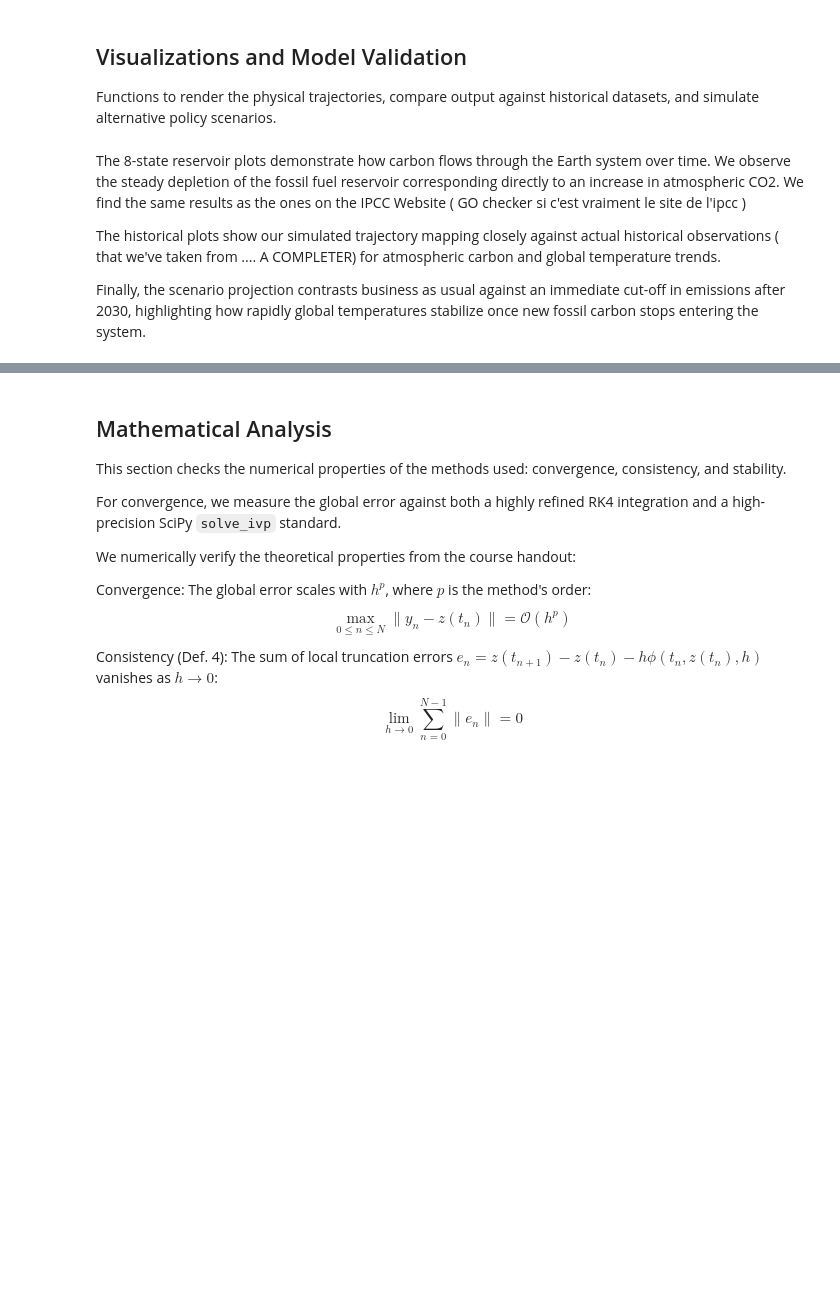
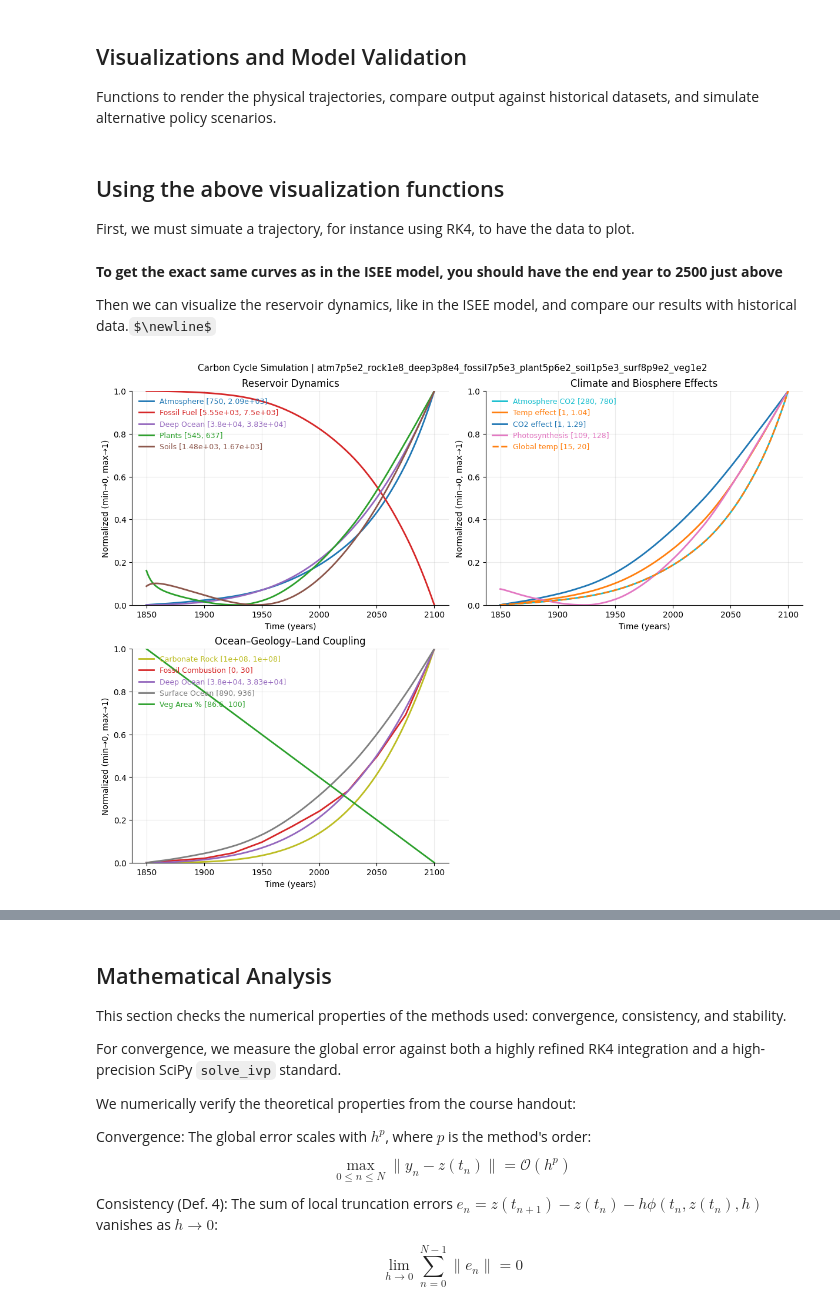
Before and after one commit to carlmonnaert/Carbon-Project, a Jupyter notebook: carbone_notebook.ipynb, the cells around one changed output, grey strips where cells are left out. Cells and saved outputs as stored; diff of their text form; code cells hidden in the pictures; some formulas as TeX source; blank space fills up the shorter version.

```diff
--- a/carbone_notebook.ipynb
+++ b/carbone_notebook.ipynb
@@ -131,15 +147,29 @@ _FF_DATA = np.array([
 ])
 
 def FossilFuelsCombustion(t):
+    if t >= _FF_DATA[-1, 0]:
+        bau_flux = _FF_DATA[-1, 1]
+    else:
+        i = np.searchsorted(_FF_DATA[:, 0], t, side='right') - 1
+        i = max(i, 0)
+        t0, f0 = _FF_DATA[i]
+        t1, f1 = _FF_DATA[i + 1]
+        bau_flux = f0 + (t - t0) / (t1 - t0) * (f1 - f0)
+
     if SCENARIO == "ACTION" and t > 2030:
         return 0.0
-    if t >= _FF_DATA[-1, 0]:
-        return _FF_DATA[-1, 1]
-    i = np.searchsorted(_FF_DATA[:, 0], t, side='right') - 1
-    i = max(i, 0)
-    t0, f0 = _FF_DATA[i]
-    t1, f1 = _FF_DATA[i + 1]
-    return f0 + (t - t0) / (t1 - t0) * (f1 - f0)
+
+    if SCENARIO == "2TONNES":
+        if t <= 2025:
+            return bau_flux
+        elif t < 2050:
+            flux_2025 = 10.05
+            target_2050 = TargetEmissions_2Tonnes(2050)
+            return flux_2025 + (t - 2025) / (2050 - 2025) * (target_2050 - flux_2025)
+        else:
+            return TargetEmissions_2Tonnes(t)
+
+    return bau_flux
 
 def derivative(x, t):
     A, R, D, F, P, S, O, V = x
@@ -423,11 +453,16 @@ def plot_scenarios():
     plt.tight_layout()
     plt.savefig(get_output_dir('data/plots') / 'scenarios_comparaison.png', dpi=300)
     plt.show()
-# %% [markdown]
-The 8-state reservoir plots demonstrate how carbon flows through the Earth system over time. We observe the steady depletion of the fossil fuel reservoir corresponding directly to an increase in atmospheric CO2.
-We find the same results as the ones on the IPCC Website ( GO checker si c'est vraiment le site de l'ipcc
-)
-
-The historical plots show our simulated trajectory mapping closely against actual historical observations ( that we've taken from .... A COMPLETER) for atmospheric carbon and global temperature trends.
-
-Finally, the scenario projection contrasts business as usual against an immediate cut-off in emissions after 2030, highlighting how rapidly global temperatures stabilize once new fossil carbon stops entering the system.
+# %% [markdown]
+## Using the above visualization functions
+First, we must simuate a trajectory, for instance using RK4, to have the data to plot.
+# %%
+rk4_times, rk4_results = run_rk4(x0, 1850, 2100, dt=0.1)
+# %% [markdown]
+**To get the exact same curves as in the ISEE model, you should have the end year to 2500 just above**
+
+Then we can visualize the reservoir dynamics, like in the ISEE model, and compare our results with historical data.$\newline$
+# %%
+plot_reservoirs(rk4_times, rk4_results)
+# %% [output]
+[figure, added]
```
Also changed, not shown: parts of 7 cells of this notebook.
